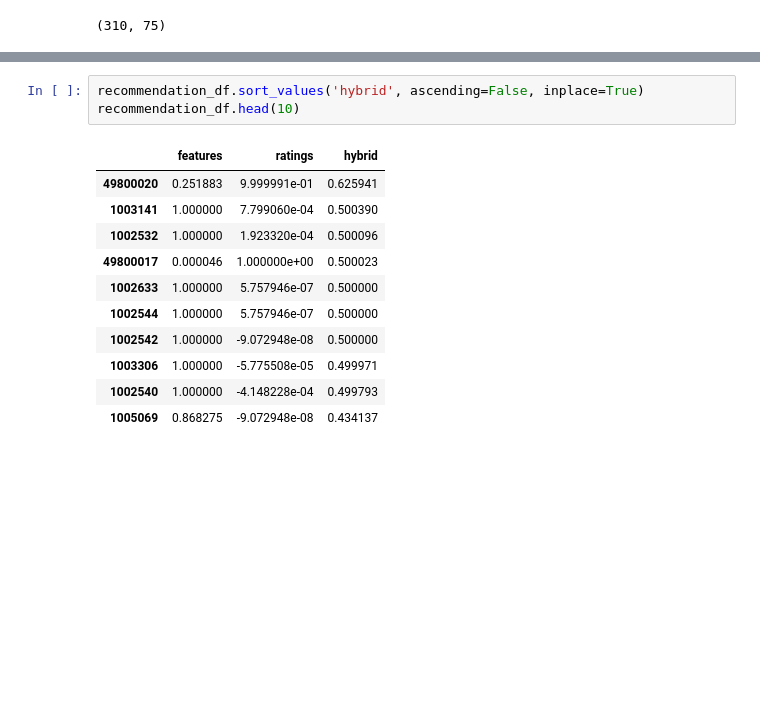
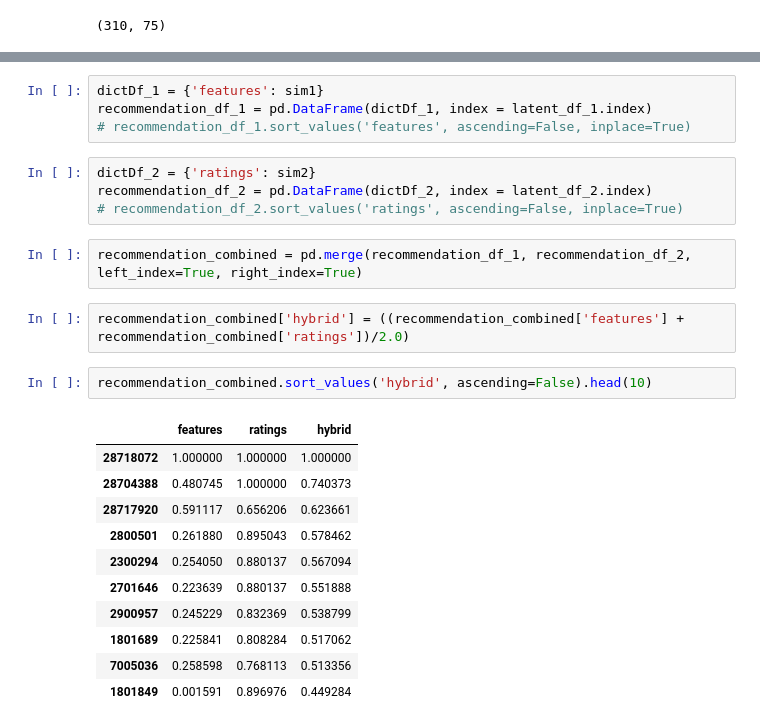
Before and after one commit to sailormoonvicky/eCommerce, a Jupyter notebook: Similar product recommender.ipynb, the cells around one changed output, grey strips where cells are left out. Drawn from its saved outputs; the diff is of its cells as text; blank space fills up the shorter version.

```diff
--- a/Similar product recommender.ipynb
+++ b/Similar product recommender.ipynb
@@ -306,15 +275,26 @@ recommendation_df.head(10)
-# %%
-recommendation_df.sort_values('hybrid', ascending=False, inplace=True)
-recommendation_df.head(10)
-# %% [output]
-|  | features | ratings | hybrid |
-| 49800020 | 0.251883 | 9.999991e-01 | 0.625941 |
-| 1003141 | 1.000000 | 7.799060e-04 | 0.500390 |
-| 1002532 | 1.000000 | 1.923320e-04 | 0.500096 |
-| 49800017 | 0.000046 | 1.000000e+00 | 0.500023 |
-| 1002633 | 1.000000 | 5.757946e-07 | 0.500000 |
-| 1002544 | 1.000000 | 5.757946e-07 | 0.500000 |
-| 1002542 | 1.000000 | -9.072948e-08 | 0.500000 |
-| 1003306 | 1.000000 | -5.775508e-05 | 0.499971 |
-| 1002540 | 1.000000 | -4.148228e-04 | 0.499793 |
-| 1005069 | 0.868275 | -9.072948e-08 | 0.434137 |
+# %%
+dictDf_1 = {'features': sim1}
+recommendation_df_1 = pd.DataFrame(dictDf_1, index = latent_df_1.index)
+# recommendation_df_1.sort_values('features', ascending=False, inplace=True)
+# %%
+dictDf_2 = {'ratings': sim2}
+recommendation_df_2 = pd.DataFrame(dictDf_2, index = latent_df_2.index)
+# recommendation_df_2.sort_values('ratings', ascending=False, inplace=True)
+# %%
+recommendation_combined = pd.merge(recommendation_df_1, recommendation_df_2, left_index=True, right_index=True)
+# %%
+recommendation_combined['hybrid'] = ((recommendation_combined['features'] + recommendation_combined['ratings'])/2.0)
+# %%
+recommendation_combined.sort_values('hybrid', ascending=False).head(10)
+# %% [output]
+|  | features | ratings | hybrid |
+| 28718072 | 1.000000 | 1.000000 | 1.000000 |
+| 28704388 | 0.480745 | 1.000000 | 0.740373 |
+| 28717920 | 0.591117 | 0.656206 | 0.623661 |
+| 2800501 | 0.261880 | 0.895043 | 0.578462 |
+| 2300294 | 0.254050 | 0.880137 | 0.567094 |
+| 2701646 | 0.223639 | 0.880137 | 0.551888 |
+| 2900957 | 0.245229 | 0.832369 | 0.538799 |
+| 1801689 | 0.225841 | 0.808284 | 0.517062 |
+| 7005036 | 0.258598 | 0.768113 | 0.513356 |
+| 1801849 | 0.001591 | 0.896976 | 0.449284 |
```
Also changed, not shown: parts of 12 cells of this notebook, 1 other file.
